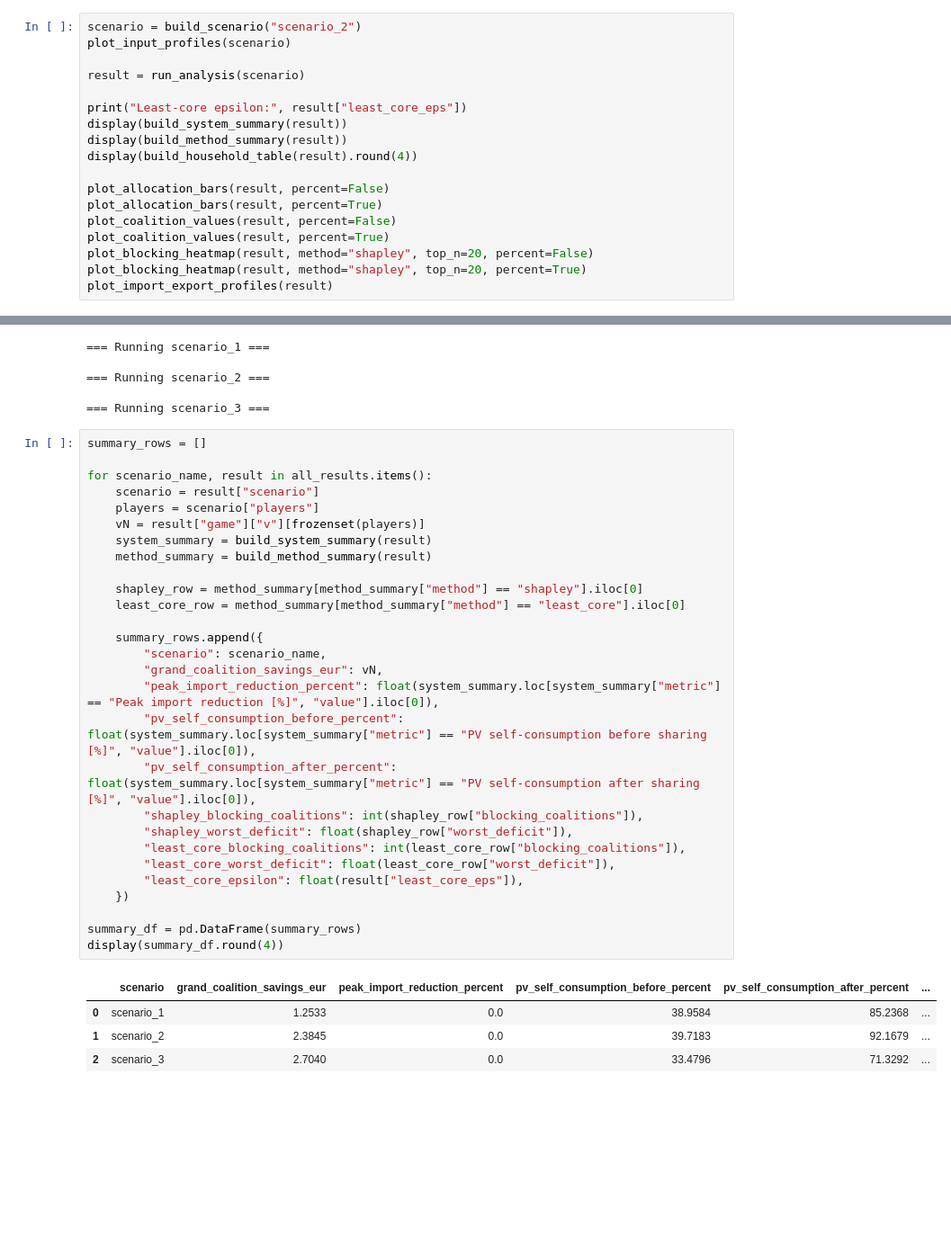
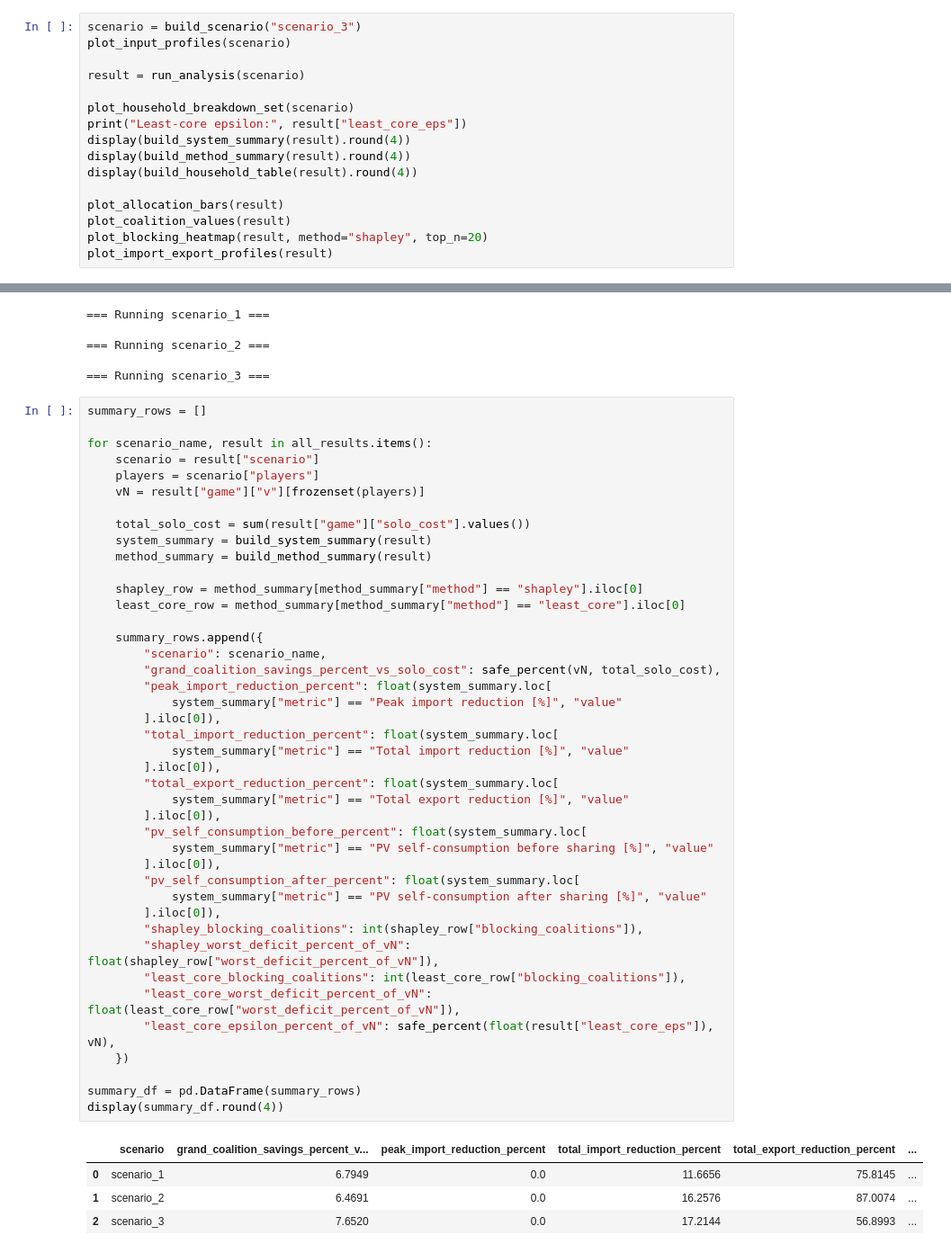
Before and after one commit to ognjen217/GameTheoryProject, a Jupyter notebook: EPS_Game_Theory copy.ipynb, the cells around one changed output, grey strips where cells are left out. Shown at 90% size. Drawn from its saved outputs; the diff is of its cells as text; blank space fills up the shorter version.

```diff
--- a/EPS_Game_Theory copy.ipynb
+++ b/EPS_Game_Theory copy.ipynb
@@ -820,21 +977,19 @@ def plot_blocking_heatmap(result, method="shapley", top_n=20, percent=False):
     plt.tight_layout()
     plt.show()
 # %%
-scenario = build_scenario("scenario_2")
+scenario = build_scenario("scenario_3")
 plot_input_profiles(scenario)
 
 result = run_analysis(scenario)
 
+plot_household_breakdown_set(scenario)
 print("Least-core epsilon:", result["least_core_eps"])
-display(build_system_summary(result))
-display(build_method_summary(result))
+display(build_system_summary(result).round(4))
+display(build_method_summary(result).round(4))
 display(build_household_table(result).round(4))
 
-plot_allocation_bars(result, percent=False)
-plot_allocation_bars(result, percent=True)
-plot_coalition_values(result, percent=False)
-plot_coalition_values(result, percent=True)
-plot_blocking_heatmap(result, method="shapley", top_n=20, percent=False)
-plot_blocking_heatmap(result, method="shapley", top_n=20, percent=True)
+plot_allocation_bars(result)
+plot_coalition_values(result)
+plot_blocking_heatmap(result, method="shapley", top_n=20)
 plot_import_export_profiles(result)
 # %% [output]
@@ -885,33 +1022,47 @@ for scenario_name in ["scenario_1", "scenario_2", "scenario_3"]:
 # %%
 summary_rows = []
 
 for scenario_name, result in all_results.items():
     scenario = result["scenario"]
     players = scenario["players"]
     vN = result["game"]["v"][frozenset(players)]
+
+    total_solo_cost = sum(result["game"]["solo_cost"].values())
     system_summary = build_system_summary(result)
     method_summary = build_method_summary(result)
 
     shapley_row = method_summary[method_summary["method"] == "shapley"].iloc[0]
     least_core_row = method_summary[method_summary["method"] == "least_core"].iloc[0]
 
     summary_rows.append({
         "scenario": scenario_name,
-        "grand_coalition_savings_eur": vN,
-        "peak_import_reduction_percent": float(system_summary.loc[system_summary["metric"] == "Peak import reduction [%]", "value"].iloc[0]),
-        "pv_self_consumption_before_percent": float(system_summary.loc[system_summary["metric"] == "PV self-consumption before sharing [%]", "value"].iloc[0]),
-        "pv_self_consumption_after_percent": float(system_summary.loc[system_summary["metric"] == "PV self-consumption after sharing [%]", "value"].iloc[0]),
+        "grand_coalition_savings_percent_vs_solo_cost": safe_percent(vN, total_solo_cost),
+        "peak_import_reduction_percent": float(system_summary.loc[
+            system_summary["metric"] == "Peak import reduction [%]", "value"
+        ].iloc[0]),
+        "total_import_reduction_percent": float(system_summary.loc[
+            system_summary["metric"] == "Total import reduction [%]", "value"
+        ].iloc[0]),
+        "total_export_reduction_percent": float(system_summary.loc[
+            system_summary["metric"] == "Total export reduction [%]", "value"
+        ].iloc[0]),
+        "pv_self_consumption_before_percent": float(system_summary.loc[
+            system_summary["metric"] == "PV self-consumption before sharing [%]", "value"
+        ].iloc[0]),
+        "pv_self_consumption_after_percent": float(system_summary.loc[
+            system_summary["metric"] == "PV self-consumption after sharing [%]", "value"
+        ].iloc[0]),
         "shapley_blocking_coalitions": int(shapley_row["blocking_coalitions"]),
-        "shapley_worst_deficit": float(shapley_row["worst_deficit"]),
+        "shapley_worst_deficit_percent_of_vN": float(shapley_row["worst_deficit_percent_of_vN"]),
         "least_core_blocking_coalitions": int(least_core_row["blocking_coalitions"]),
-        "least_core_worst_deficit": float(least_core_row["worst_deficit"]),
-        "least_core_epsilon": float(result["least_core_eps"]),
+        "least_core_worst_deficit_percent_of_vN": float(least_core_row["worst_deficit_percent_of_vN"]),
+        "least_core_epsilon_percent_of_vN": safe_percent(float(result["least_core_eps"]), vN),
     })
 
 summary_df = pd.DataFrame(summary_rows)
 display(summary_df.round(4))
 # %% [output]
-|  | scenario | grand_coalition_savings_eur | peak_import_reduction_percent | pv_self_consumption_before_percent | pv_self_consumption_after_percent | ... |
-| 0 | scenario_1 | 1.2533 | 0.0 | 38.9584 | 85.2368 | ... |
-| 1 | scenario_2 | 2.3845 | 0.0 | 39.7183 | 92.1679 | ... |
-| 2 | scenario_3 | 2.7040 | 0.0 | 33.4796 | 71.3292 | ... |
+|  | scenario | grand_coalition_savings_percent_v... | peak_import_reduction_percent | total_import_reduction_percent | total_export_reduction_percent | ... |
+| 0 | scenario_1 | 6.7949 | 0.0 | 11.6656 | 75.8145 | ... |
+| 1 | scenario_2 | 6.4691 | 0.0 | 16.2576 | 87.0074 | ... |
+| 2 | scenario_3 | 7.6520 | 0.0 | 17.2144 | 56.8993 | ... |
```
Also changed, not shown: parts of 4 cells of this notebook.
